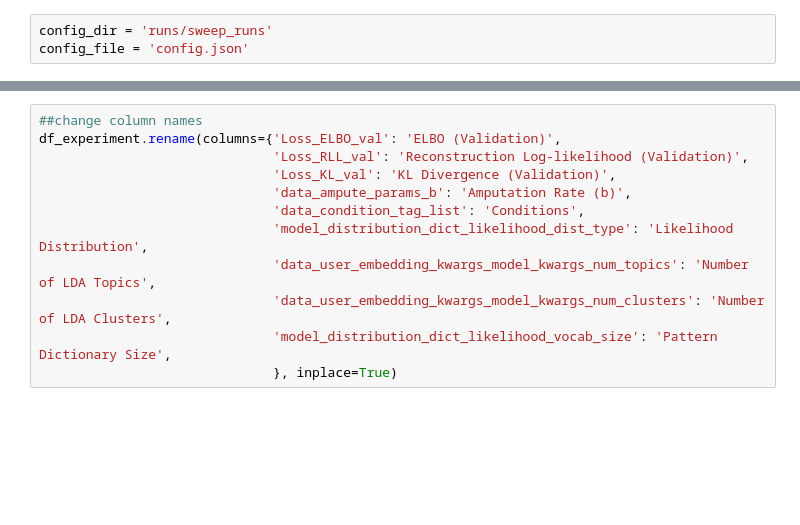
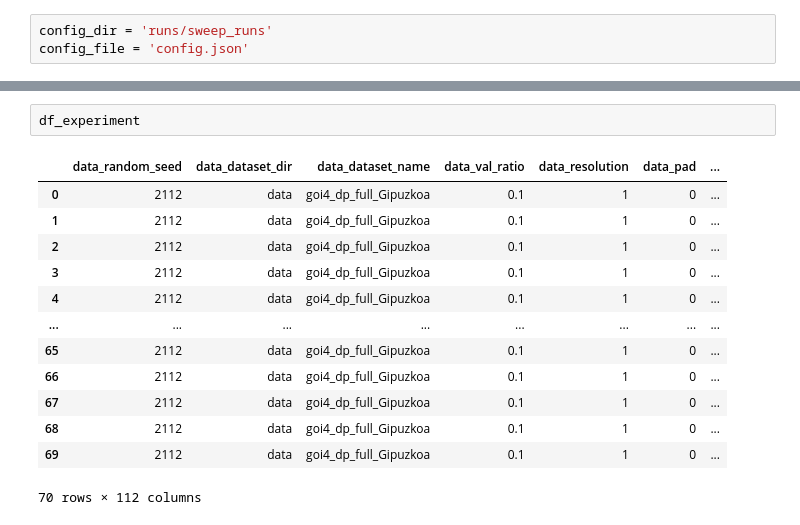
Before and after one commit to kabolat/behavio-temporal-vae, a Jupyter notebook: notebooks/testing.ipynb, the cells around one changed output, grey strips where cells are left out. Drawn from its saved outputs; the diff is of its cells as text; blank space fills up the shorter version.

```diff
--- a/notebooks/testing.ipynb
+++ b/notebooks/testing.ipynb
@@ -41,12 +53,16 @@ for i, folder in enumerate(os.listdir(os.path.join(config_dir))):
-# %%
-##change column names
-df_experiment.rename(columns={'Loss_ELBO_val': 'ELBO (Validation)',
-                              'Loss_RLL_val': 'Reconstruction Log-likelihood (Validation)',
-                              'Loss_KL_val': 'KL Divergence (Validation)',
-                              'data_ampute_params_b': 'Amputation Rate (b)',
-                              'data_condition_tag_list': 'Conditions',
-                              'model_distribution_dict_likelihood_dist_type': 'Likelihood Distribution',
-                              'data_user_embedding_kwargs_model_kwargs_num_topics': 'Number of LDA Topics',
-                              'data_user_embedding_kwargs_model_kwargs_num_clusters': 'Number of LDA Clusters',
-                              'model_distribution_dict_likelihood_vocab_size': 'Pattern Dictionary Size',
-                              }, inplace=True)
+# %%
+df_experiment
+# %% [output]
+|  | data_random_seed | data_dataset_dir | data_dataset_name | data_val_ratio | data_resolution | data_pad | ... |
+| 0 | 2112 | data | goi4_dp_full_Gipuzkoa | 0.1 | 1 | 0 | ... |
+| 1 | 2112 | data | goi4_dp_full_Gipuzkoa | 0.1 | 1 | 0 | ... |
+| 2 | 2112 | data | goi4_dp_full_Gipuzkoa | 0.1 | 1 | 0 | ... |
+| 3 | 2112 | data | goi4_dp_full_Gipuzkoa | 0.1 | 1 | 0 | ... |
+| 4 | 2112 | data | goi4_dp_full_Gipuzkoa | 0.1 | 1 | 0 | ... |
+| ... | ... | ... | ... | ... | ... | ... | ... |
+| 65 | 2112 | data | goi4_dp_full_Gipuzkoa | 0.1 | 1 | 0 | ... |
+| 66 | 2112 | data | goi4_dp_full_Gipuzkoa | 0.1 | 1 | 0 | ... |
+| 67 | 2112 | data | goi4_dp_full_Gipuzkoa | 0.1 | 1 | 0 | ... |
+| 68 | 2112 | data | goi4_dp_full_Gipuzkoa | 0.1 | 1 | 0 | ... |
+| 69 | 2112 | data | goi4_dp_full_Gipuzkoa | 0.1 | 1 | 0 | ... |
+70 rows × 112 columns
```
Also changed, not shown: parts of 8 cells of this notebook.
